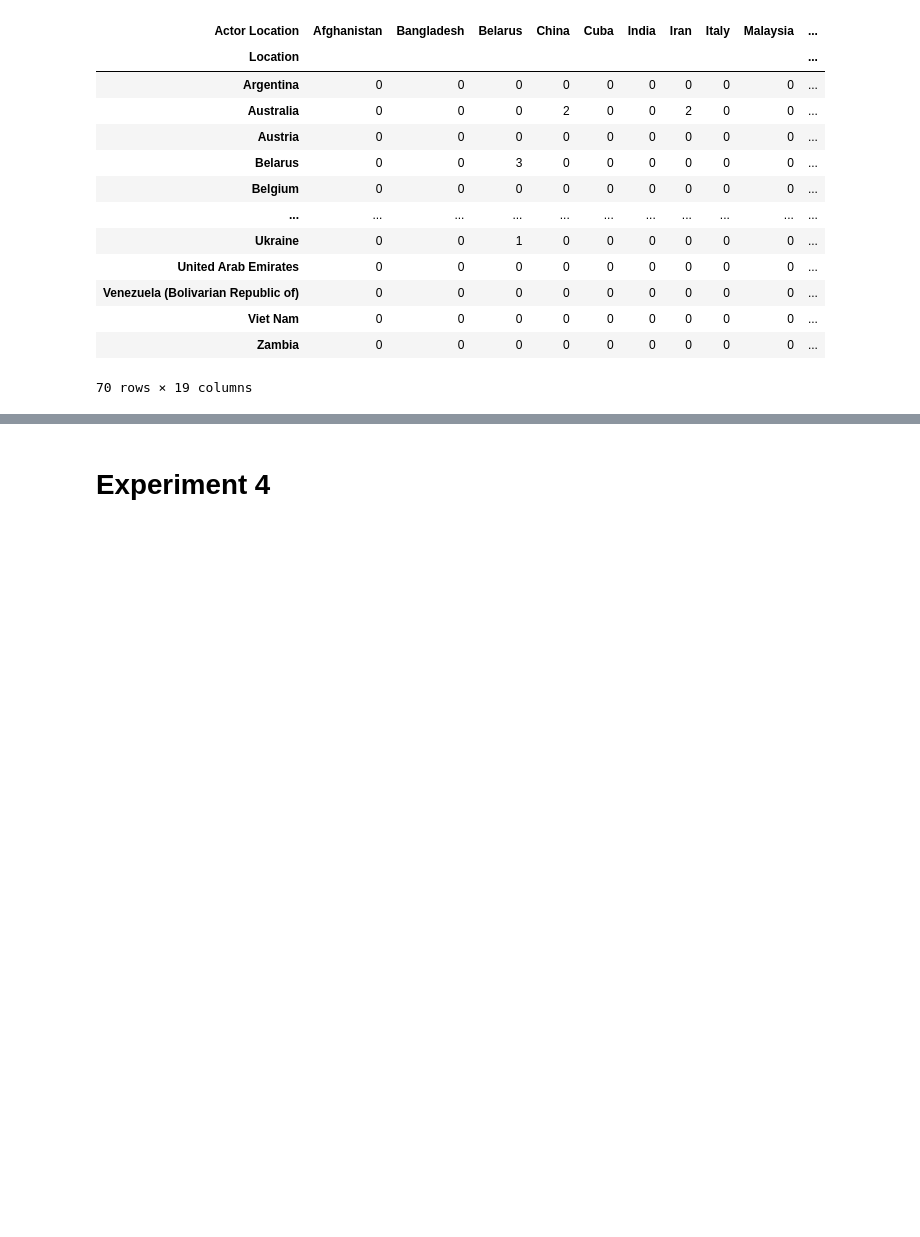
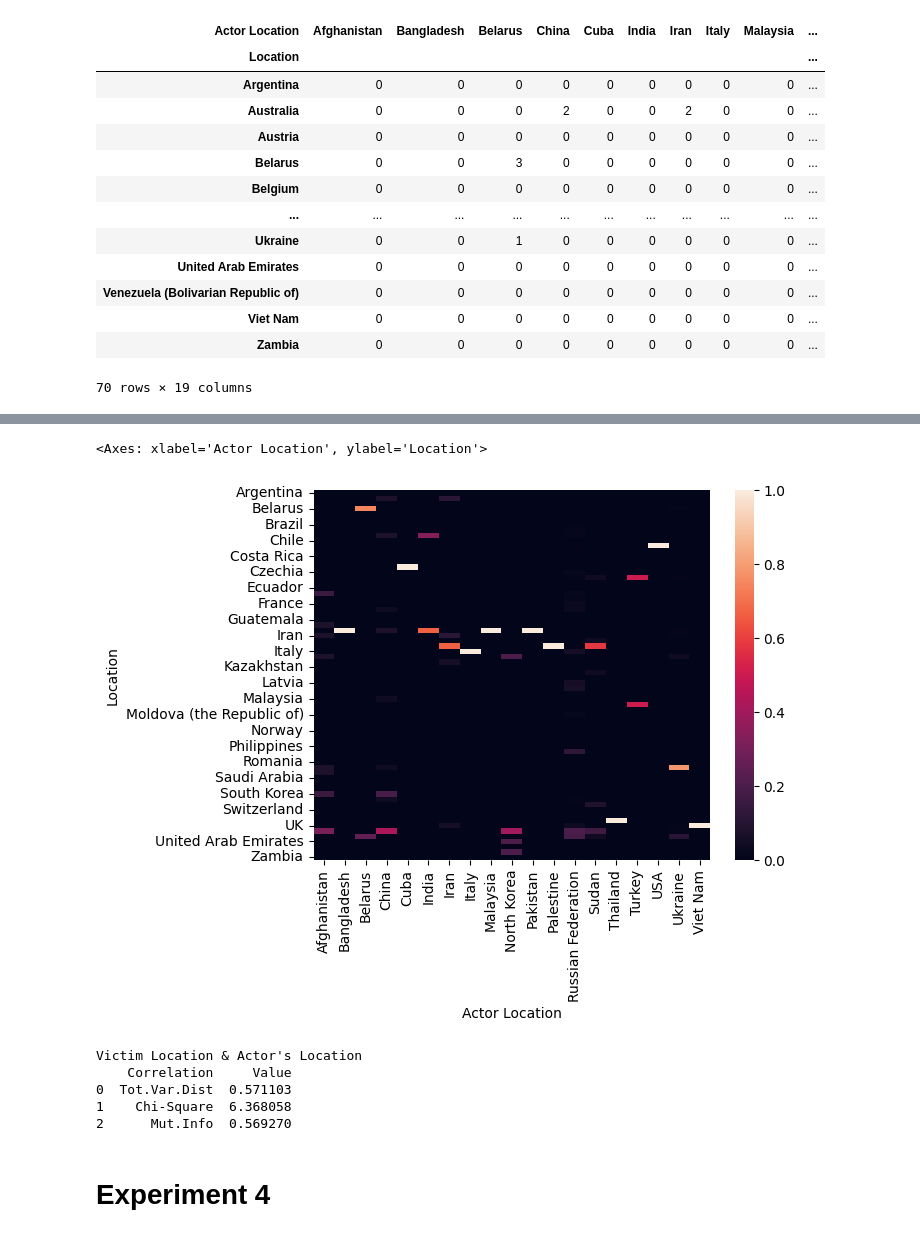
Before and after one commit to Sof0-0/CMPS3160_Project_CyberAttacks, a Jupyter notebook: DSProject.ipynb, the cells around one changed output, grey strips where cells are left out. Drawn from its saved outputs; the diff is of its cells as text; code cells hidden in the pictures; blank space fills up the shorter version.

```diff
--- a/DSProject.ipynb
+++ b/DSProject.ipynb
@@ -1190,6 +1194,7 @@ print(results2_corr)
 # %%
 # Create the counts table for the victim's Location and actor's Location
 counts_att2 = pd.crosstab(filtered_att["Location"], filtered_att["Actor Location"])
+counts_norm3 = pd.crosstab(filtered_att["Location"], filtered_att["Actor Location"], normalize=True)
 counts_att2
 # %% [output]
 | Actor Location | Afghanistan | Bangladesh | Belarus | China | Cuba | India | Iran | Italy | Malaysia | ... |
@@ -1206,3 +1211,7 @@ counts_att2
 | Viet Nam | 0 | 0 | 0 | 0 | 0 | 0 | 0 | 0 | 0 | ... |
 | Zambia | 0 | 0 | 0 | 0 | 0 | 0 | 0 | 0 | 0 | ... |
 70 rows × 19 columns
+# %%
+# Find the marginal probabilities for the actor's location
+actor_loc = counts_norm3.sum(axis=0)
+actor_loc
@@ -1208,0 +1236,4 @@ counts_att2
+# %%
+# Given the actor's location, the distribution of the victim's location
+vic_loc_given_act_loc = counts_norm3.divide(actor_loc, axis=1)
+vic_loc_given_act_loc
@@ -1208,0 +1255,5 @@ counts_att2
+# %%
+sns.heatmap(vic_loc_given_act_loc) # Actor's Location v Victim's Location
+# %% [output]
+<Axes: xlabel='Actor Location', ylabel='Location'>
+[figure, added]
@@ -1209,3 +1266,25 @@ counts_att2
+# %%
+# Total Variation Distance:
+tot_var_dist3 = (counts_norm3 - expected3).abs().sum().sum()
+
+# Chi-Square Distance:
+chi_sq_3 = (((counts_norm3 - expected3) ** 2) / expected3).sum().sum()
+
+# Mutual Information;
+mut_info3 = (counts_norm3 * np.log(counts_norm3 / expected3)).sum().sum() # mutual information
+
+# The correlation table:
+results3_corr = pd.DataFrame()
+results3_corr.insert(loc=0, column="Correlation", value=["Tot.Var.Dist", "Chi-Square", "Mut.Info"])
+results3_corr.insert(loc=1, column="Value", value=[tot_var_dist3, chi_sq_3, mut_info3])
+print("Victim Location & Actor's Location")
+print(results3_corr)
+# %% [output]
+Victim Location & Actor's Location
+    Correlation     Value
+0  Tot.Var.Dist  0.571103
+1    Chi-Square  6.368058
+2      Mut.Info  0.569270
 # %% [markdown]
 # Experiment 4
 # %%
```
Also changed, not shown: parts of 23 cells of this notebook.
